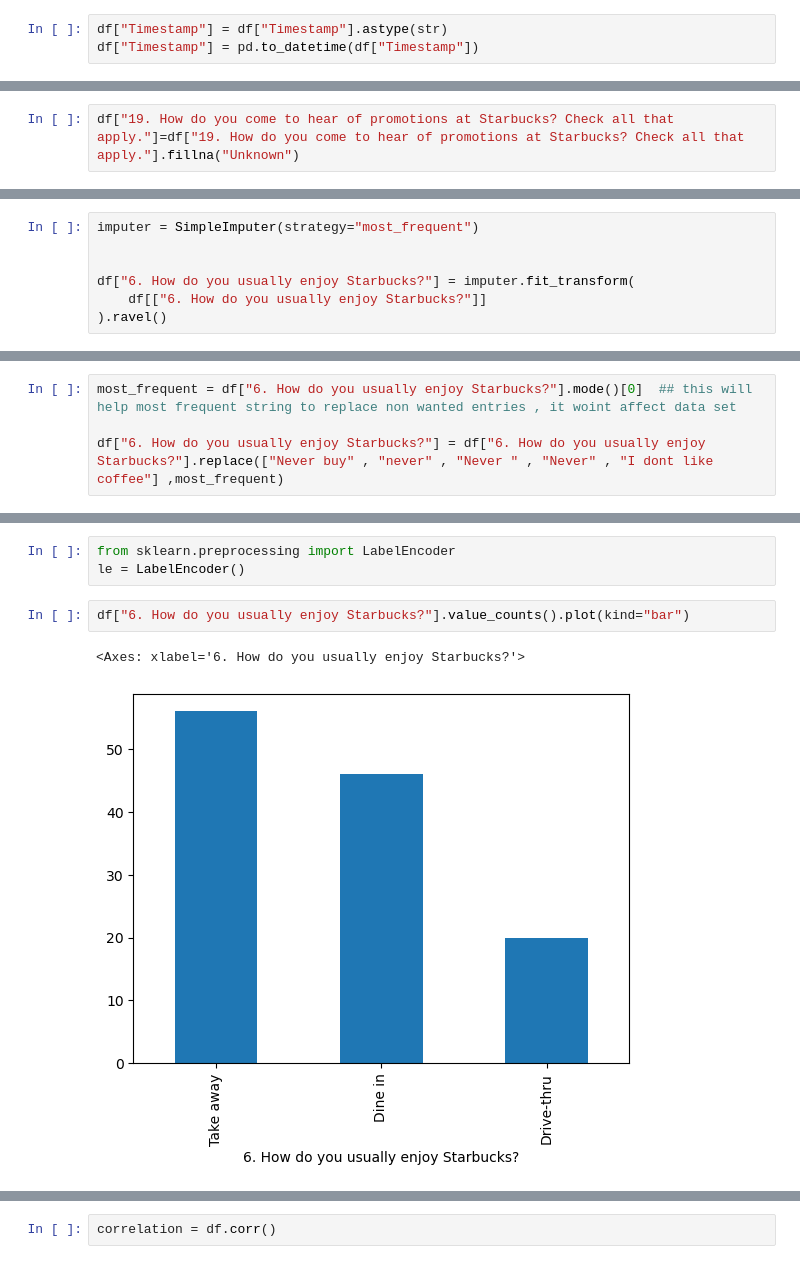
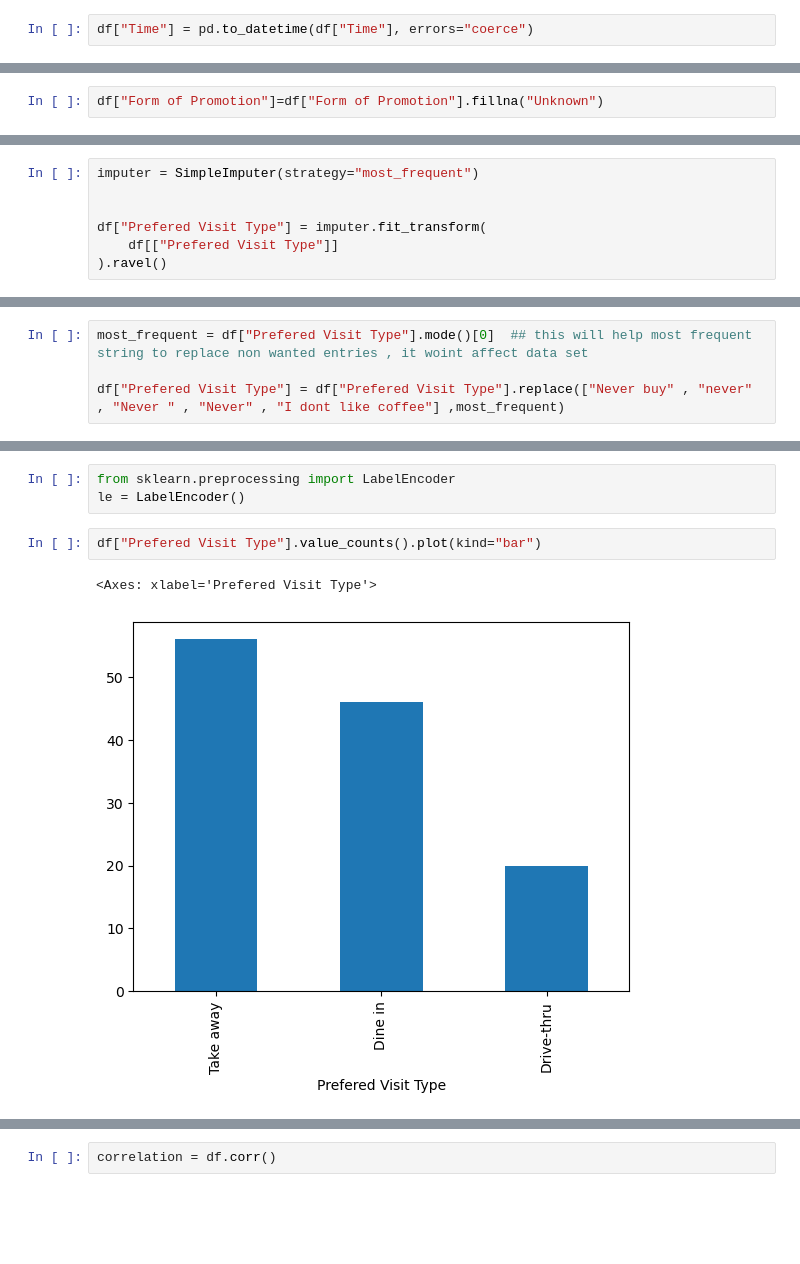
Before and after one commit to HonurX/starbucsk_customer_review, a Jupyter notebook: 1-Starbucks_Data.ipynb, the cells around one changed output, grey strips where cells are left out. Saved outputs shown, nothing was run; the diff lists cells and outputs as text; blank space fills up the shorter version.

```diff
--- a/1-Starbucks_Data.ipynb
+++ b/1-Starbucks_Data.ipynb
@@ -25,6 +55,5 @@ df
 # %%
-df["Timestamp"] = df["Timestamp"].astype(str)
-df["Timestamp"] = pd.to_datetime(df["Timestamp"])
+df["Time"] = pd.to_datetime(df["Time"], errors="coerce")
 # %%
 df.info()
 # %% [output]
@@ -105,6 +134,6 @@ Timestamp
 dtype: int64
 # %%
-df["19. How do you come to hear of promotions at Starbucks? Check all that apply."]=df["19. How do you come to hear of promotions at Starbucks? Check all that apply."].fillna("Unknown")
+df["Form of Promotion"]=df["Form of Promotion"].fillna("Unknown")
 # %%
 df.isnull().sum()
 # %% [output]
@@ -155,8 +184,8 @@ from sklearn.impute import SimpleImputer
 imputer = SimpleImputer(strategy="most_frequent")
 
 
-df["6. How do you usually enjoy Starbucks?"] = imputer.fit_transform(
-    df[["6. How do you usually enjoy Starbucks?"]]
+df["Prefered Visit Type"] = imputer.fit_transform(
+    df[["Prefered Visit Type"]]
 ).ravel()
 # %%
 df.isnull().sum()
@@ -379,7 +447,7 @@ most_frequent = df["6. How do you usually enjoy Starbucks?"].mode()[0]
 # %%
-most_frequent = df["6. How do you usually enjoy Starbucks?"].mode()[0]  ## this will help most frequent string to replace non wanted entries , it woint affect data set
+most_frequent = df["Prefered Visit Type"].mode()[0]  ## this will help most frequent string to replace non wanted entries , it woint affect data set
 
-df["6. How do you usually enjoy Starbucks?"] = df["6. How do you usually enjoy Starbucks?"].replace(["Never buy" , "never" , "Never " , "Never" , "I dont like coffee"] ,most_frequent)
+df["Prefered Visit Type"] = df["Prefered Visit Type"].replace(["Never buy" , "never" , "Never " , "Never" , "I dont like coffee"] ,most_frequent)
 # %%
 df.info()
 # %% [output]
@@ -404,10 +472,10 @@ memory usage: 20.1+ KB
 from sklearn.preprocessing import LabelEncoder
 le = LabelEncoder()
 # %%
-df["6. How do you usually enjoy Starbucks?"].value_counts().plot(kind="bar")
+df["Prefered Visit Type"].value_counts().plot(kind="bar")
 # %% [output]
-<Axes: xlabel='6. How do you usually enjoy Starbucks?'>
+<Axes: xlabel='Prefered Visit Type'>
-[figure, old version]
+[figure, new version]
 # %%
 df.isna().sum()
 # %% [output]
```
Also changed, not shown: parts of 55 cells of this notebook.
